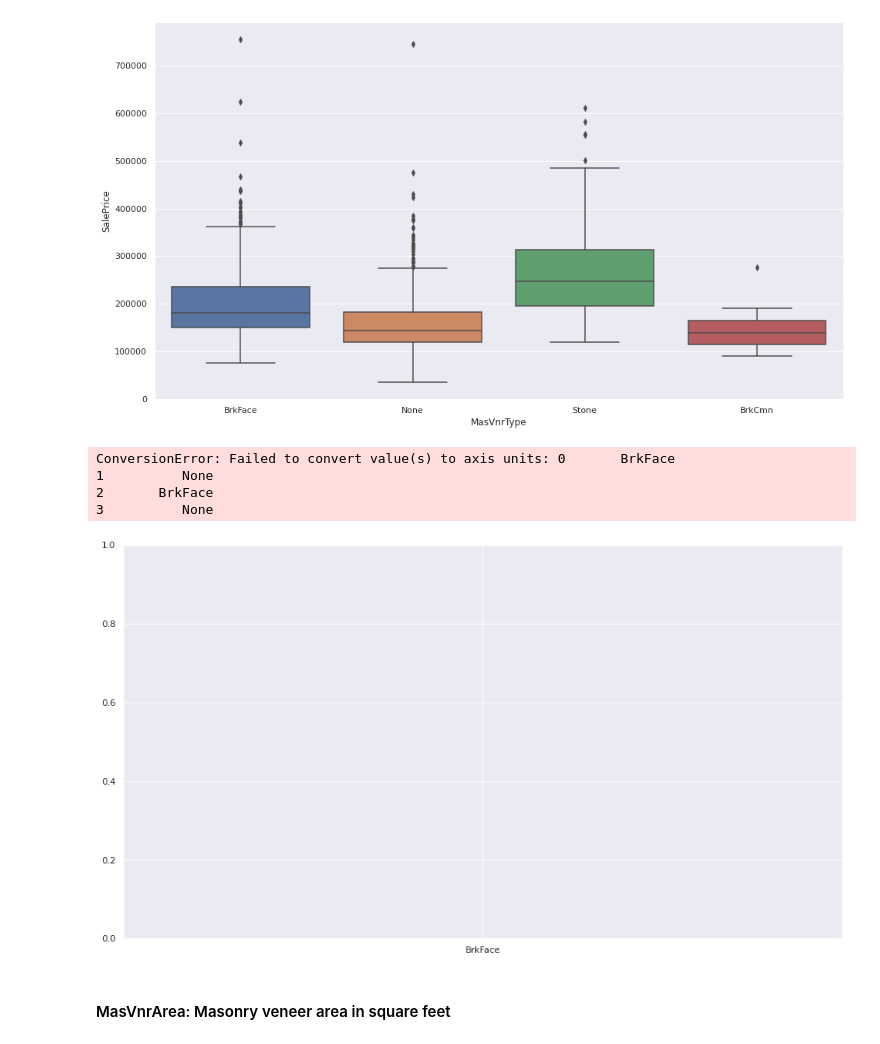
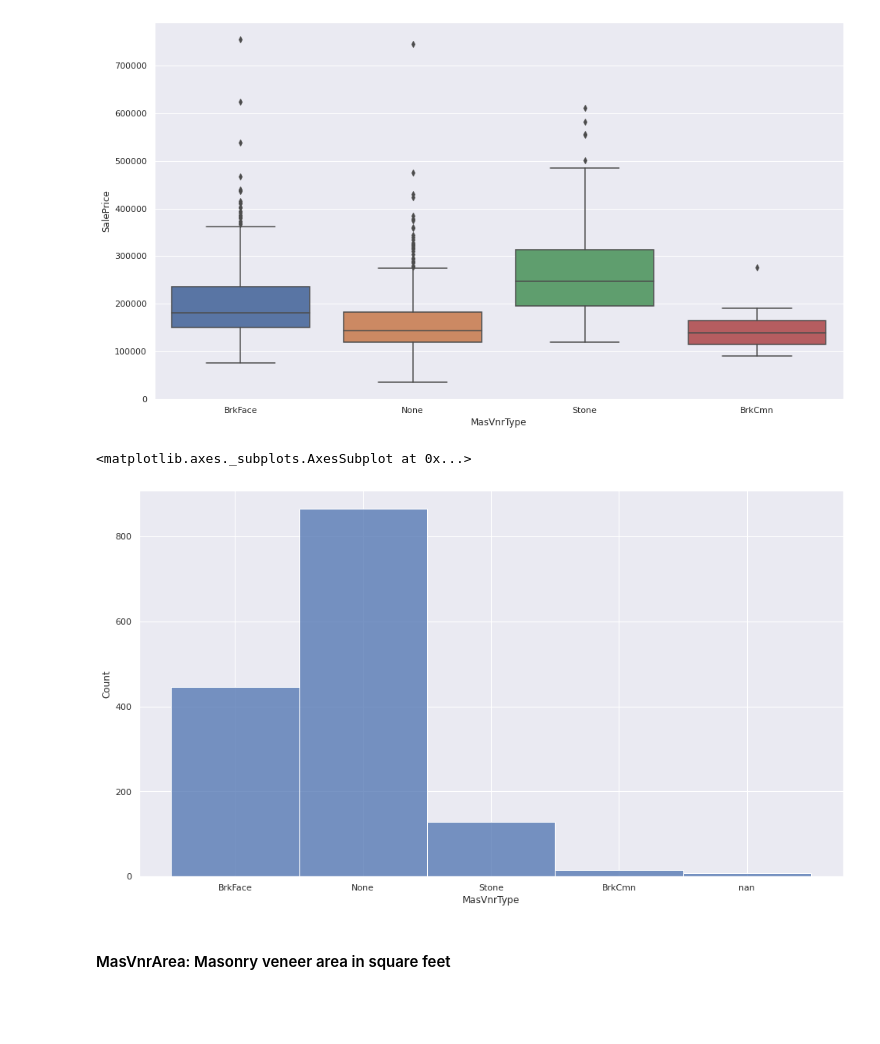
Before and after one commit to snaylix/House-prices-prediction, a Jupyter notebook: 2021-07-17_House-Prices_Prediction_01_EDA.ipynb, the cells around one changed output. Drawn from its saved outputs; the diff is of its cells as text; code cells hidden in the pictures; blank space fills up the shorter version.

```diff
--- a/2021-07-17_House-Prices_Prediction_01_EDA.ipynb
+++ b/2021-07-17_House-Prices_Prediction_01_EDA.ipynb
@@ -629,13 +629,11 @@ create_plot('MasVnrType', 'boxplot')
 # %% [output]
 [figure]
 # %%
+df_train.MasVnrType = df_train.MasVnrType.astype(str)
 sns.histplot(data=df_train, x="MasVnrType")
 # %% [output]
-ConversionError: Failed to convert value(s) to axis units: 0       BrkFace
-1          None
-2       BrkFace
-3          None
+<matplotlib.axes._subplots.AxesSubplot at 0x...>
-[figure, old version]
+[figure, new version]
 # %% [markdown]
 #### MasVnrArea: Masonry veneer area in square feet
 # %%
```
Also changed, not shown: parts of 21 cells of this notebook.
